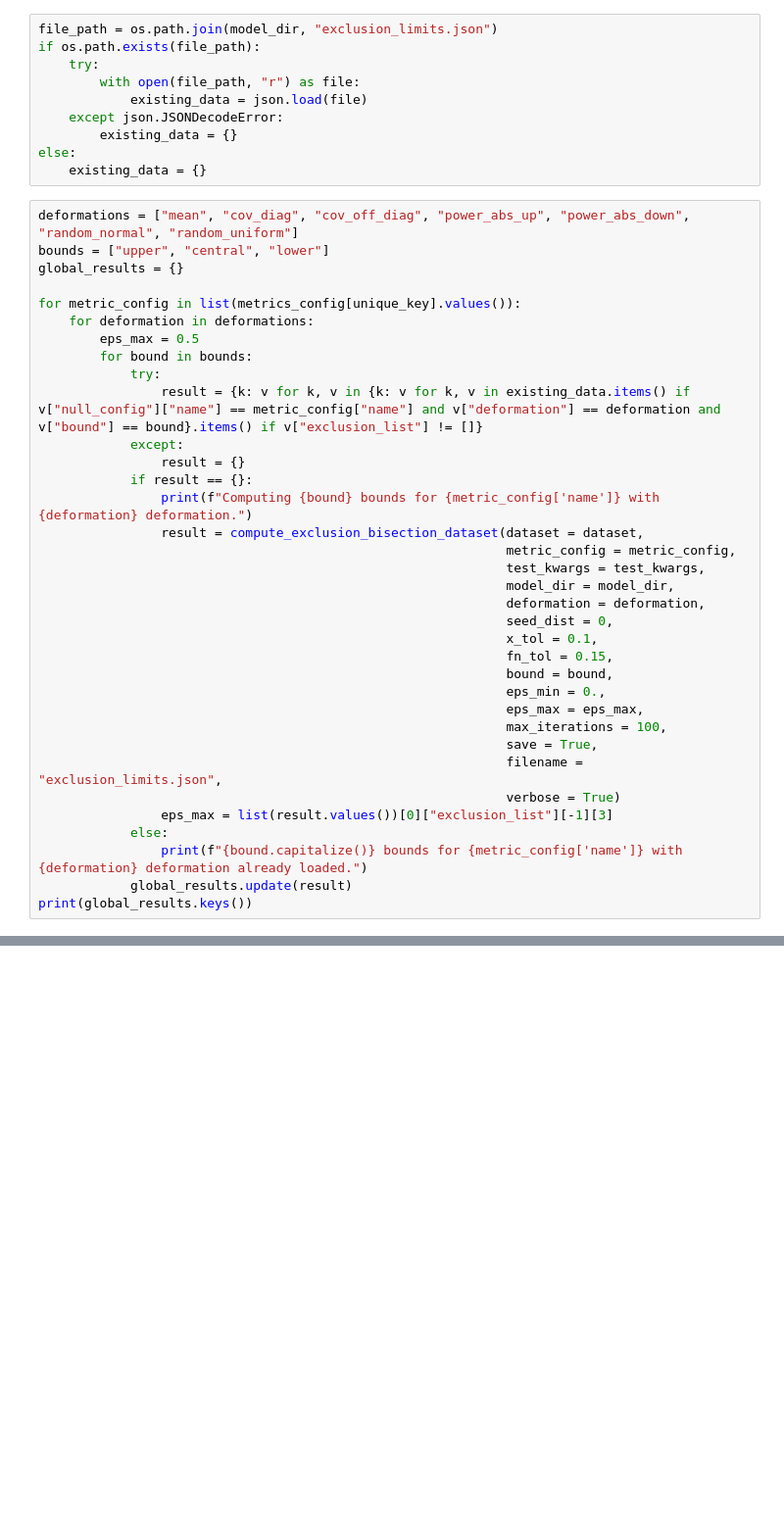
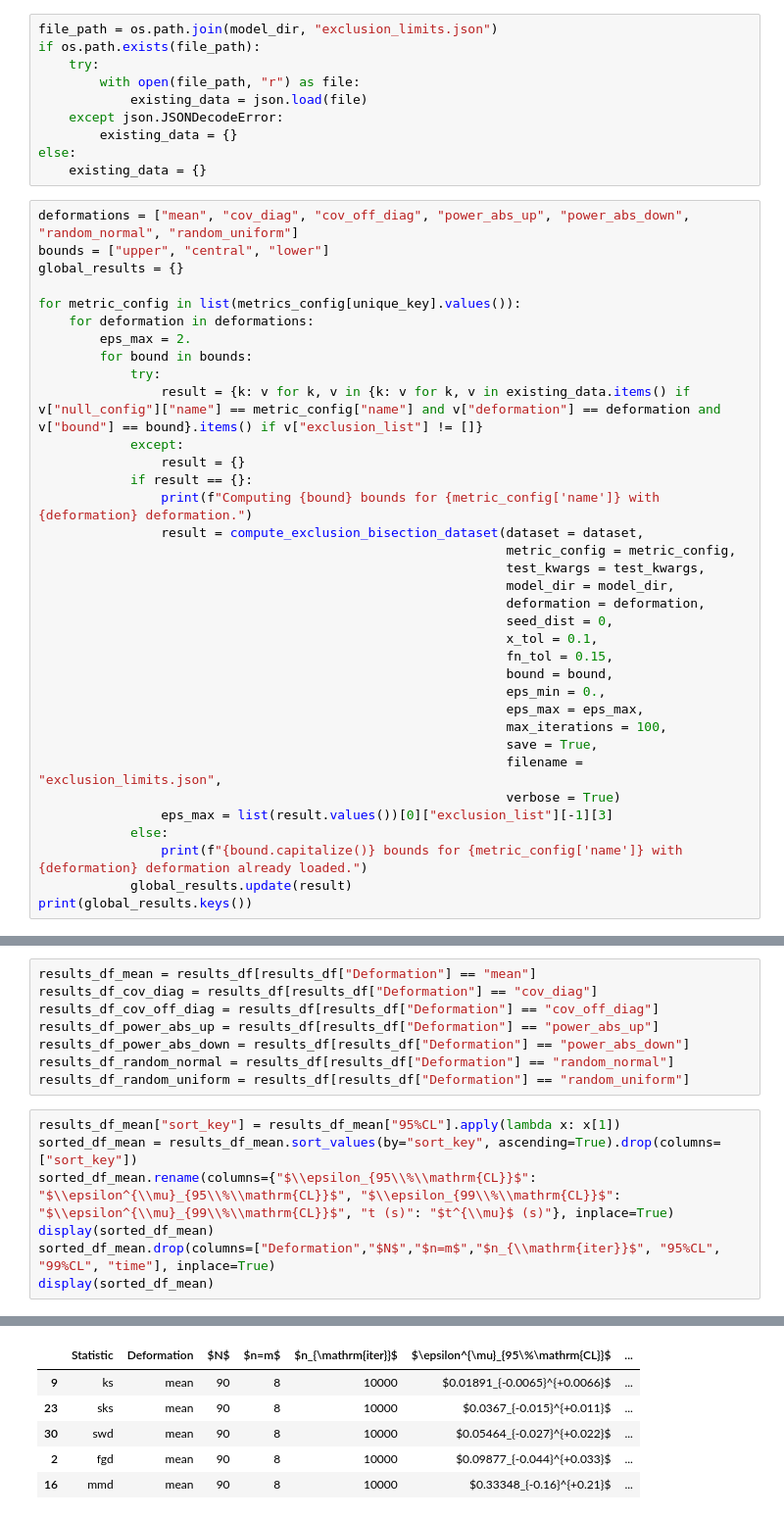
Before and after one commit to TwoSampleTests/JetNetMetrics, a Jupyter notebook: notebooks/particle_features_30_gluon_10K.ipynb, the cells around one changed output, grey strips where cells are left out. Shown at 98% size. Cells and saved outputs as stored; diff of their text form; blank space fills up the shorter version.

Commit message:
Updated results from leonardo

```diff
--- a/notebooks/particle_features_30_gluon_10K.ipynb
+++ b/notebooks/particle_features_30_gluon_10K.ipynb
@@ -863,7 +864,7 @@ global_results = {}
 
 for metric_config in list(metrics_config[unique_key].values()):
     for deformation in deformations:
-        eps_max = 0.5
+        eps_max = 2.
         for bound in bounds:
             try:
                 result = {k: v for k, v in {k: v for k, v in existing_data.items() if v["null_config"]["name"] == metric_config["name"] and v["deformation"] == deformation and v["bound"] == bound}.items() if v["exclusion_list"] != []}
@@ -911,0 +979,16 @@ Running TF SWD calculatio
+# %%
+results_df_mean = results_df[results_df["Deformation"] == "mean"]
+results_df_cov_diag = results_df[results_df["Deformation"] == "cov_diag"]
+results_df_cov_off_diag = results_df[results_df["Deformation"] == "cov_off_diag"]
+results_df_power_abs_up = results_df[results_df["Deformation"] == "power_abs_up"]
+results_df_power_abs_down = results_df[results_df["Deformation"] == "power_abs_down"]
+results_df_random_normal = results_df[results_df["Deformation"] == "random_normal"]
+results_df_random_uniform = results_df[results_df["Deformation"] == "random_uniform"]
+# %%
+results_df_mean["sort_key"] = results_df_mean["95%CL"].apply(lambda x: x[1])
+sorted_df_mean = results_df_mean.sort_values(by="sort_key", ascending=True).drop(columns=["sort_key"])
+sorted_df_mean.rename(columns={"$\\epsilon_{95\\%\\mathrm{CL}}$": "$\\epsilon^{\\mu}_{95\\%\\mathrm{CL}}$", "$\\epsilon_{99\\%\\mathrm{CL}}$": "$\\epsilon^{\\mu}_{99\\%\\mathrm{CL}}$", "t (s)": "$t^{\\mu}$ (s)"}, inplace=True)
+display(sorted_df_mean)
+sorted_df_mean.drop(columns=["Deformation","$N$","$n=m$","$n_{\\mathrm{iter}}$", "95%CL", "99%CL", "time"], inplace=True)
+display(sorted_df_mean)
+# %% [output]
@@ -911,0 +1000,6 @@ Running TF SWD calculatio
+|  | Statistic | Deformation | $N$ | $n=m$ | $n_{\mathrm{iter}}$ | $\epsilon^{\mu}_{95\%\mathrm{CL}}$ | ... |
+| 9 | ks | mean | 90 | 8 | 10000 | $0.01891_{-0.0065}^{+0.0066}$ | ... |
+| 23 | sks | mean | 90 | 8 | 10000 | $0.0367_{-0.015}^{+0.011}$ | ... |
+| 30 | swd | mean | 90 | 8 | 10000 | $0.05464_{-0.027}^{+0.022}$ | ... |
+| 2 | fgd | mean | 90 | 8 | 10000 | $0.09877_{-0.044}^{+0.033}$ | ... |
+| 16 | mmd | mean | 90 | 8 | 10000 | $0.33348_{-0.16}^{+0.21}$ | ... |
```
Also changed, not shown: parts of 12 cells of this notebook, 14 other files.
